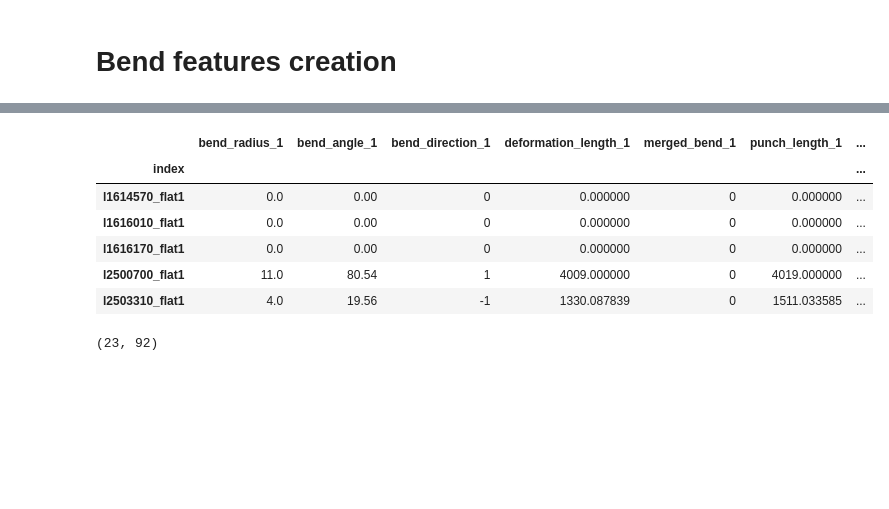
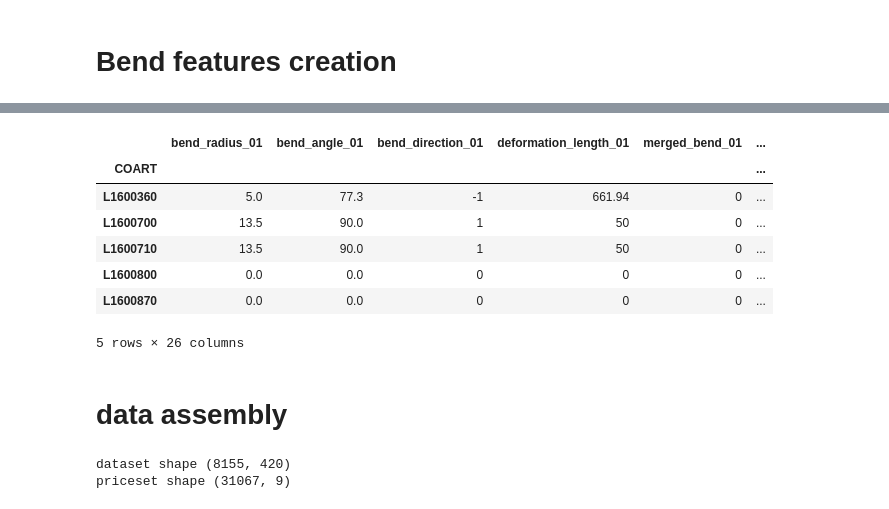
Before and after one commit to rudloffl/sheet-metal-cost-calculator, a Jupyter notebook: Y1 - Notebooks/B2 - data exploration.ipynb, the cells around one changed output, grey strips where cells are left out. Cells and saved outputs as stored; diff of their text form; code cells hidden in the pictures; blank space fills up the shorter version.

```diff
--- a/Y1 - Notebooks/B2 - data exploration.ipynb
+++ b/Y1 - Notebooks/B2 - data exploration.ipynb
@@ -72,8 +183,10 @@ priceset.head()
 # %%
 #Project number extraction
 dataset = dataset.reset_index()
-dataset['project'] = dataset['index'].apply(lambda x: x[1:3])
-dataset['COART'] = dataset['index'].apply(lambda x: x[:8].upper())
+dataset['project'] = dataset['index'].apply(lambda x: x.split('\\')[1][1:3])
+dataset['COART'] = dataset['index'].apply(lambda x: x.split('\\')[1].upper()[:8])
+mask = dataset['COART'].duplicated(keep='last')
+print('Number of dupplicates : ', dataset[mask].shape[0])
 dataset.set_index('COART', inplace=True)
 dataset.head()
 # %% [output]
@@ -133,7 +265,14 @@ dataset.head()
 5 rows × 28 columns
 # %%
 #Maximum number of bends
-maxnumbend = dataset['bend_radius'].apply(lambda x: len(x)).max()
+dataset['bend_count'] = dataset['bend_radius'].apply(lambda x: len(x))
+maxnumbend = dataset['bend_count'].max()
 print('highest number of bend observed on dataset ', maxnumbend)
-dataset['bend_radius'].apply(lambda x: len(x)).describe()
+print(dataset['bend_count'].describe())
+dataset['bend_count'].plot.hist(bins=21)
+plt.title('Number of bends on the part')
+plt.xlabel('Bend count')
+plt.ylabel('Part Count')
+plt.grid(True)
+#plt.show()
 # %% [output]
@@ -165,3 +302,6 @@ dataset[['bend_direction']].head()
+# %%
+#Definition othe number of bends to consider
+bendcount = 15 #Max 2 digits, pythonic count
 # %%
 #Bends unpacking
 
@@ -170,19 +310,20 @@ toconvert_l2 = ['bend_bend_distance', 'bend_bend_angle', 'bend_edge_distance', '
 #Unpack first level
 for index in range(bendcount):
     for bend_info in toconvert:
-        dataset['{}_{}'.format(bend_info, index)] = dataset[bend_info].apply(lambda x: x[index] if len(x)>=bendcount else [])
+        dataset['{}_{:02d}'.format(bend_info, index)] = dataset[bend_info].apply(lambda x: x[index] if len(x)>=index+1 else [])
 
 #Create the list of second level
 tounpack = []
 for index in range(bendcount):
-    tounpack.extend(['{}_{}'.format(x, index) for x in toconvert_l2])
+    tounpack.extend(['{}_{:02d}'.format(x, index) for x in toconvert_l2])
 
 for column in tounpack:
-    index = column[-1:]
-    rootname = column[:-2]
-    #print(rootname, index)
-    dataset['{}_mean_{}'.format(rootname, index)] = dataset[column].apply(lambda x: np.array(x).mean() if len(x)>=bendcount else [])
-    dataset['{}_std_{}'.format(rootname, index)] = dataset[column].apply(lambda x: np.array(x).std() if len(x)>=bendcount else [])
+    index = int(column[-2:])
+    rootname = column[:-3]
+    dataset['{}_mean_{:02d}'.format(rootname, index)] = dataset[column].apply(lambda x: np.nanmean(x) if len(x) !=0 else [])
+    dataset['{}_std_{:02d}'.format(rootname, index)]  = dataset[column].apply(lambda x: np.nanstd(x) if len(x) !=0 else [])
+    dataset['{}_min_{:02d}'.format(rootname, index)]  = dataset[column].apply(lambda x: np.nanmin(x) if len(x) !=0 else [])
+    dataset['{}_max_{:02d}'.format(rootname, index)]  = dataset[column].apply(lambda x: np.nanmax(x) if len(x) !=0 else [])
 
 dataset = dataset.drop(tounpack, axis=1)
 print(dataset.shape)
@@ -204,17 +345,25 @@ for column in dataset.columns.values:
 # %%
 #Shows the specs of just a bend
 bend = 1
-bend_col = [x for x in dataset.columns.values if x.endswith('_{}'.format(bend))]
+bend_col = [x for x in dataset.columns.values if x.endswith('_{:02d}'.format(bend))]
 dataset[bend_col].head()
 # %% [output]
-|  | bend_radius_1 | bend_angle_1 | bend_direction_1 | deformation_length_1 | merged_bend_1 | punch_length_1 | ... |
-| index |  |  |  |  |  |  | ... |
-| l1614570_flat1 | 0.0 | 0.00 | 0 | 0.000000 | 0 | 0.000000 | ... |
-| l1616010_flat1 | 0.0 | 0.00 | 0 | 0.000000 | 0 | 0.000000 | ... |
-| l1616170_flat1 | 0.0 | 0.00 | 0 | 0.000000 | 0 | 0.000000 | ... |
-| l2500700_flat1 | 11.0 | 80.54 | 1 | 4009.000000 | 0 | 4019.000000 | ... |
-| l2503310_flat1 | 4.0 | 19.56 | -1 | 1330.087839 | 0 | 1511.033585 | ... |
+|  | bend_radius_01 | bend_angle_01 | bend_direction_01 | deformation_length_01 | merged_bend_01 | ... |
+| COART |  |  |  |  |  | ... |
+| L1600360 | 5.0 | 77.3 | -1 | 661.94 | 0 | ... |
+| L1600700 | 13.5 | 90.0 | 1 | 50 | 0 | ... |
+| L1600710 | 13.5 | 90.0 | 1 | 50 | 0 | ... |
+| L1600800 | 0.0 | 0.0 | 0 | 0 | 0 | ... |
+| L1600870 | 0.0 | 0.0 | 0 | 0 | 0 | ... |
+5 rows × 26 columns
-# %%
-dataset.shape
-# %% [output]
-(23, 92)
+# %% [markdown]
+# data assembly
+# %%
+# Index reset
+dataset = dataset.reset_index()
+priceset = priceset.reset_index()
+print('dataset shape', dataset.shape)
+print('priceset shape', priceset.shape)
+# %% [output]
+dataset shape (8155, 420)
+priceset shape (31067, 9)
```
Also changed, not shown: parts of 31 cells of this notebook, 2 other files.
